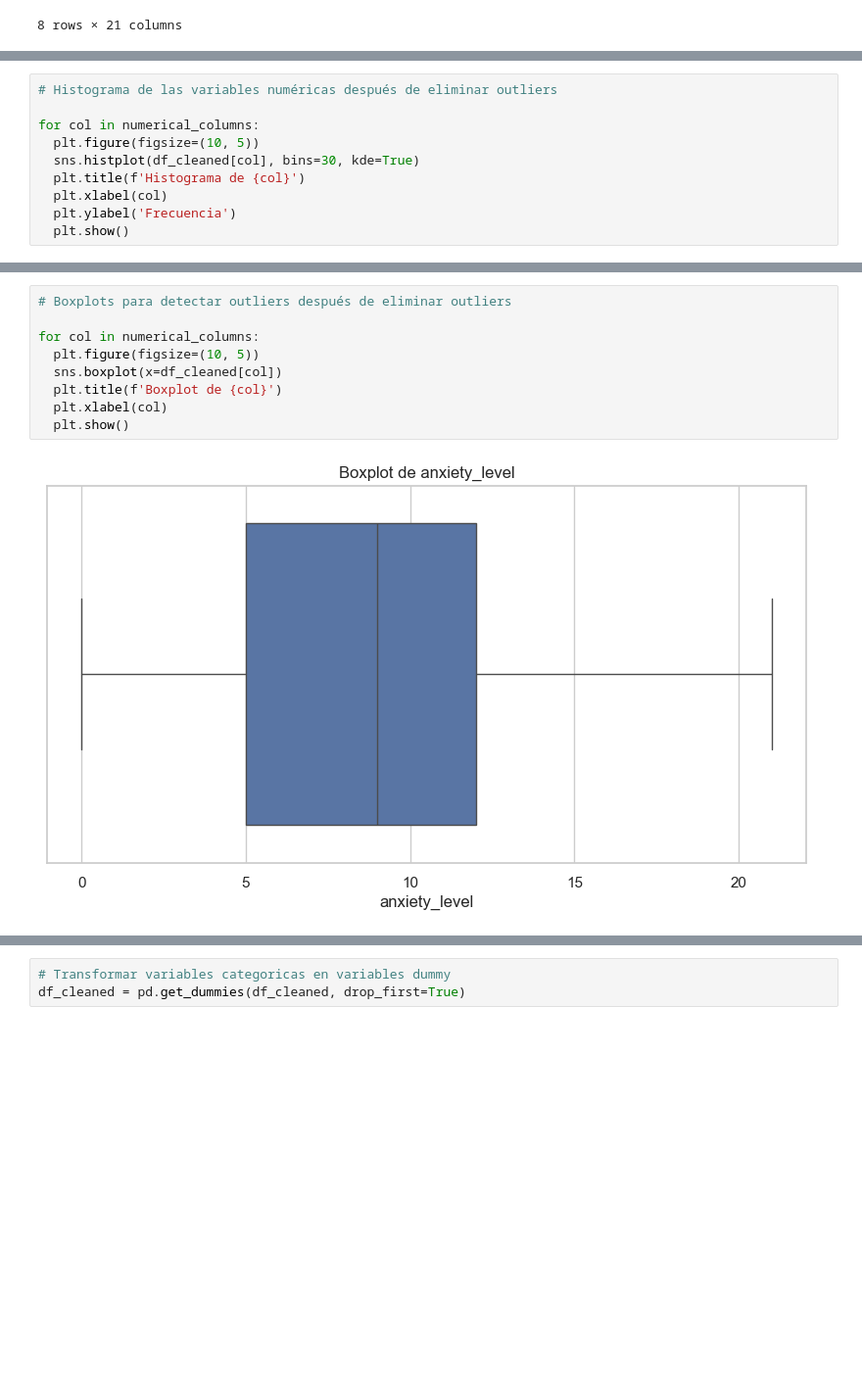
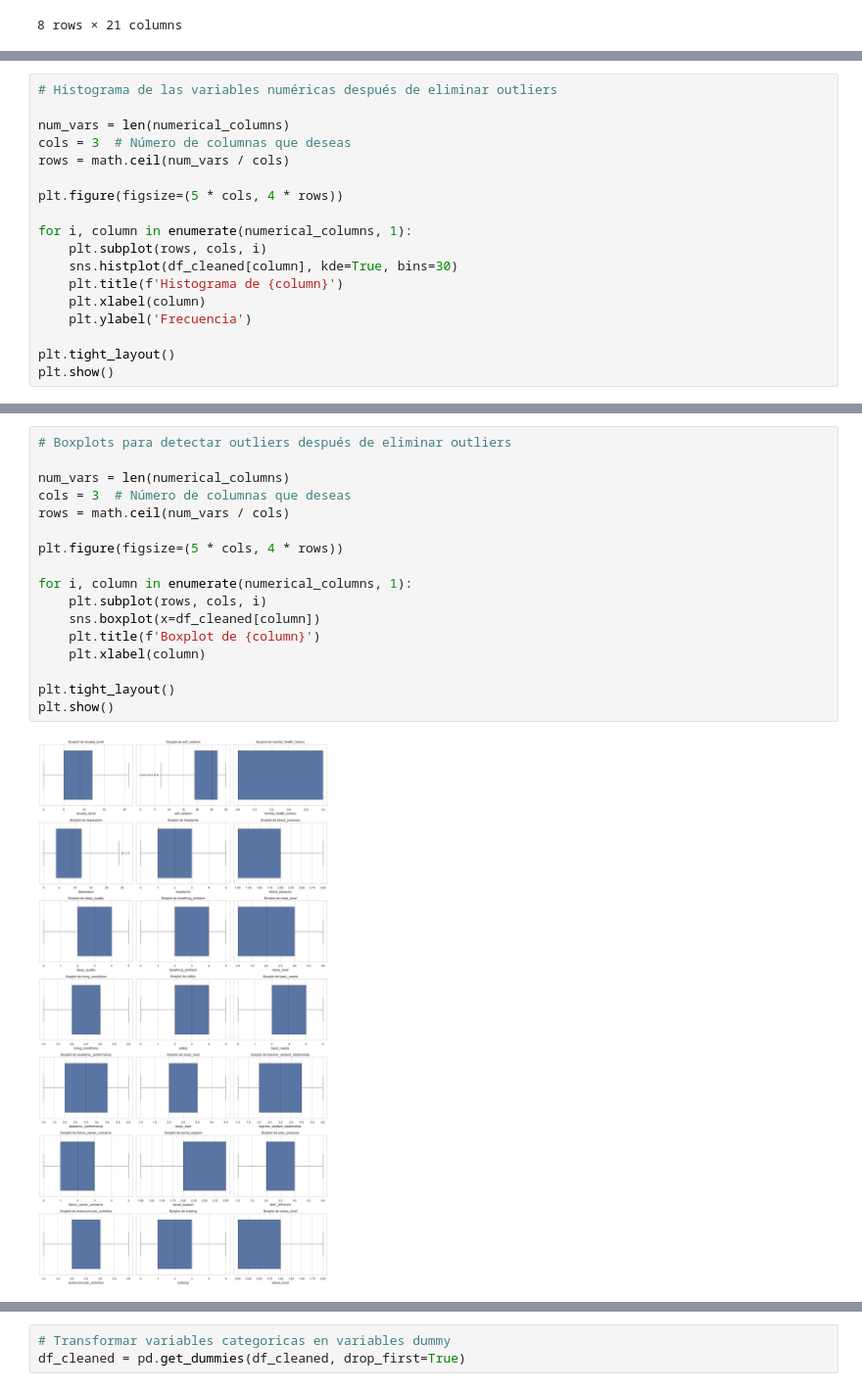
Before and after one commit to JuanLopezAranzazu/proyecto4-ciencia-datos, a Jupyter notebook: notebooks/data_cleaning_and_normalization.ipynb, the cells around one changed output, grey strips where cells are left out. Shown at 98% size. Saved outputs shown, nothing was run; the diff lists cells and outputs as text; blank space fills up the shorter version.

```diff
--- a/notebooks/data_cleaning_and_normalization.ipynb
+++ b/notebooks/data_cleaning_and_normalization.ipynb
@@ -319,11 +320,19 @@ dtype: float64
 # %%
 # Histograma de las variables numéricas después de eliminar outliers
 
-for col in numerical_columns:
-  plt.figure(figsize=(10, 5))
-  sns.histplot(df_cleaned[col], bins=30, kde=True)
-  plt.title(f'Histograma de {col}')
-  plt.xlabel(col)
-  plt.ylabel('Frecuencia')
-  plt.show()
+num_vars = len(numerical_columns)
+cols = 3  # Número de columnas que deseas
+rows = math.ceil(num_vars / cols)
+
+plt.figure(figsize=(5 * cols, 4 * rows))
+
+for i, column in enumerate(numerical_columns, 1):
+    plt.subplot(rows, cols, i)
+    sns.histplot(df_cleaned[column], kde=True, bins=30)
+    plt.title(f'Histograma de {column}')
+    plt.xlabel(column)
+    plt.ylabel('Frecuencia')
+
+plt.tight_layout()
+plt.show()
 # %% [output]
@@ -343,11 +340,19 @@ for col in numerical_columns:
 # %%
 # Boxplots para detectar outliers después de eliminar outliers
 
-for col in numerical_columns:
-  plt.figure(figsize=(10, 5))
-  sns.boxplot(x=df_cleaned[col])
-  plt.title(f'Boxplot de {col}')
-  plt.xlabel(col)
-  plt.show()
+num_vars = len(numerical_columns)
+cols = 3  # Número de columnas que deseas
+rows = math.ceil(num_vars / cols)
+
+plt.figure(figsize=(5 * cols, 4 * rows))
+
+for i, column in enumerate(numerical_columns, 1):
+    plt.subplot(rows, cols, i)
+    sns.boxplot(x=df_cleaned[column])
+    plt.title(f'Boxplot de {column}')
+    plt.xlabel(column)
+
+plt.tight_layout()
+plt.show()
 # %% [output]
-[figure, old version]
+[figure, new version]
```
Also changed, not shown: parts of 3 cells of this notebook, 2 other files.
